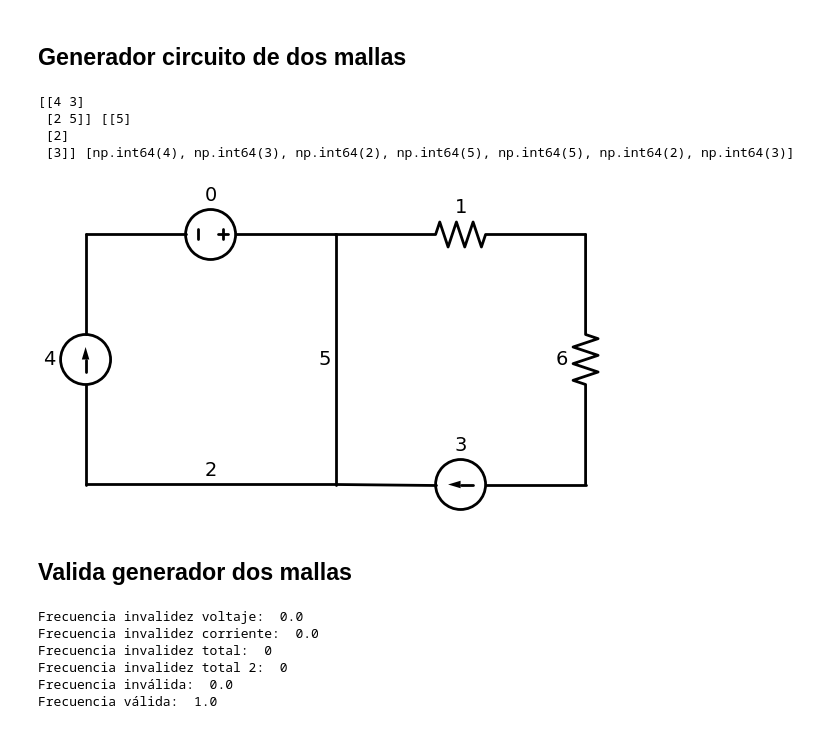
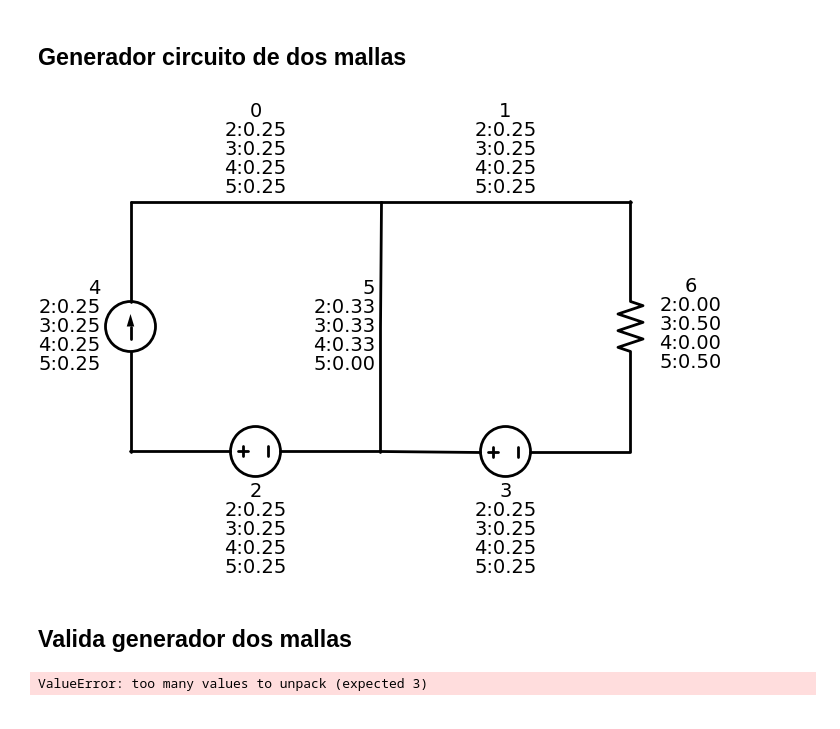
Before and after one commit to criss201x/random-circuit-generator, a Jupyter notebook: notebooks/Trabajo_1.ipynb, the cells around one changed output. Saved outputs shown, nothing was run; the diff lists cells and outputs as text; code cells hidden in the pictures.

Commit message:
add:se imprimen probabilidades en el diagrama de dos mallas

```diff
--- a/notebooks/Trabajo_1.ipynb
+++ b/notebooks/Trabajo_1.ipynb
@@ -84,3 +59,36 @@ def generacircuito2mallas(h,v):
+# %%
+def generacircuito2mallas(h, v, probabilidades=None):
+    if probabilidades is None:
+        probabilidades = [np.array([1/4]*4) for _ in range(7)]  # 7 posiciones
+
+    def etiqueta(pos, nodo):
+        return "\n".join([f"{nodo}"] + [f"{i+2}:{p:.2f}" for i, p in enumerate(probabilidades[pos])])
+
+    with schemdraw.Drawing() as d:
+        d.config(unit=5)
+
+        # Posición 4 (v[0]): izquierda vertical
+        V1 = dibujo_elemento(v[0]).up().label(etiqueta(4, "4"))
+
+        # Posición 0 (h[0,0]): superior horizontal izquierda
+        R1 = dibujo_elemento(h[0, 0]).right().label(etiqueta(0, "0"))
+
+        d.push()
+        # Posición 5 (v[1]): centro vertical entre mallas
+        R3 = dibujo_elemento(v[1]).down().label(etiqueta(5, "5"))
+        d.pop()
+
+        # Posición 1 (h[0,1]): superior horizontal derecha
+        I0 = dibujo_elemento(h[0, 1]).right().label(etiqueta(1, "1"))
+
+        # Posición 6 (v[2]): derecha vertical
+        I1 = dibujo_elemento(v[2]).down().label(etiqueta(6, "6"),loc="right", ofst=(3.4, 1.2))
+
+        # Posición 3 (h[1,1]): inferior horizontal derecha
+        L2 = dibujo_elemento(h[1, 1]).left().label(etiqueta(3, "3"), ofst=(0, 3))
+
+        # Posición 2 (h[1,0]): inferior horizontal izquierda
+        L3 = dibujo_elemento(h[1, 0]).left().label(etiqueta(2, "2"), ofst=(0, 3))
 # %% [markdown]
 # Funcion va
 # %%
@@ -459,7 +461,7 @@ nocumple_corriente = 0
 nocumple_voltaje = 0
 
 for _ in range(experimentos):
-    H,V,e = generar_malla_valida()
+    H, V, e, probabilidades  = generar_malla_valida()
     elementos = np.concatenate([H.flatten(), V.flatten()])
 
     # Criterio 1: más de una fuente de corriente (5)
@@ -550,6 +552,7 @@ def generar_dos_mallas_valida():
     H = np.zeros((2, 2), dtype=int)  # Matriz 2x2
     V = np.zeros((3, 1), dtype=int)  # Vector columna 3x1
     elementos = []
+    probabilidades = []
 
     for i in range(7):
         p = prob_condicional_dos_mallas(elementos, x)
@@ -567,24 +570,21 @@ def generar_dos_mallas_valida():
             V[i - 4, 0] = elegido  # Llenar vertical
         # print(p)
         # print("\n")
+        probabilidades.append(p)
 
 
-    return H, V, elementos
+    return H, V, elementos, probabilidades
 # %%
-H, V, elementos_generados = generar_dos_mallas_valida()
-print(H, V, elementos_generados)
+H, V, elementos_generados, probabilidades = generar_dos_mallas_valida()
 
+# print(H, V, elementos_generados)
 #  [2 2 4 2 5 4 2]
 # H = np.array([[4, 2], [4, 2]])
 # V= np.array([[4], [5], [4]])
 
-generacircuito2mallas(H, V)
+generacircuito2mallas(H, V,probabilidades)
 # %% [output]
-[[4 3]
- [2 5]] [[5]
- [2]
- [3]] [np.int64(4), np.int64(3), np.int64(2), np.int64(5), np.int64(5), np.int64(2), np.int64(3)]
-[figure, old version]
+[figure, new version]
 # %% [markdown]
 ## Valida generador dos mallas
 # %%
@@ -597,7 +597,7 @@ inv_todas_resistencias = 1
 
 for _ in range(experimentos):
 
-    H,V,e =generar_dos_mallas_valida()
+    H,V,e,p =generar_dos_mallas_valida()
 
     elementos = np.concatenate([H.flatten(), V.flatten()])
 
@@ -696,9 +696,4 @@ fr_valido = 1 - fr_inv
 print("Frecuencia inválida: ", fr_inv)
 print("Frecuencia válida: ", fr_valido)
 # %% [output]
-Frecuencia invalidez voltaje:  0.0
-Frecuencia invalidez corriente:  0.0
-Frecuencia invalidez total:  0
-Frecuencia invalidez total 2:  0
-Frecuencia inválida:  0.0
-Frecuencia válida:  1.0
+ValueError: too many values to unpack (expected 3)
```
Also changed, not shown: parts of 7 cells of this notebook.
